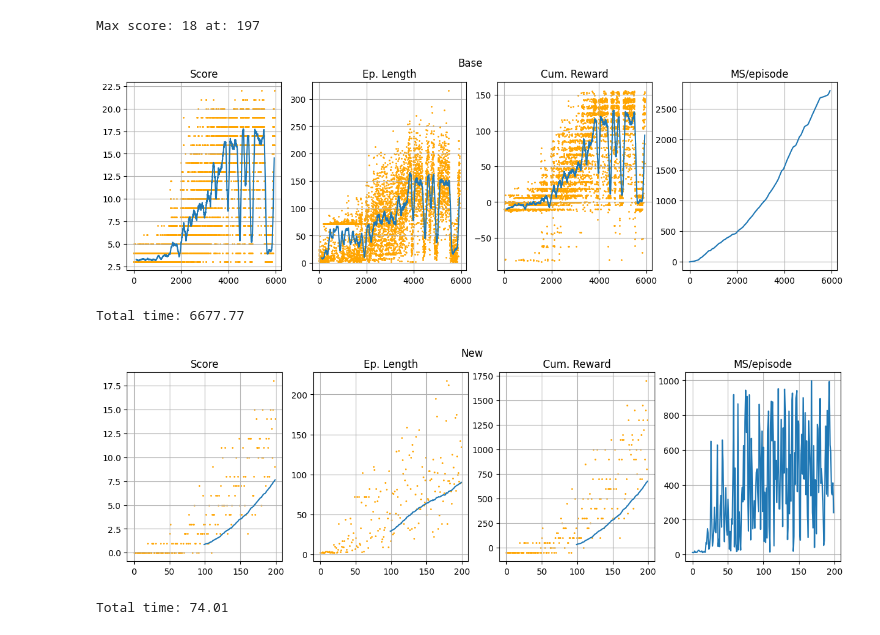
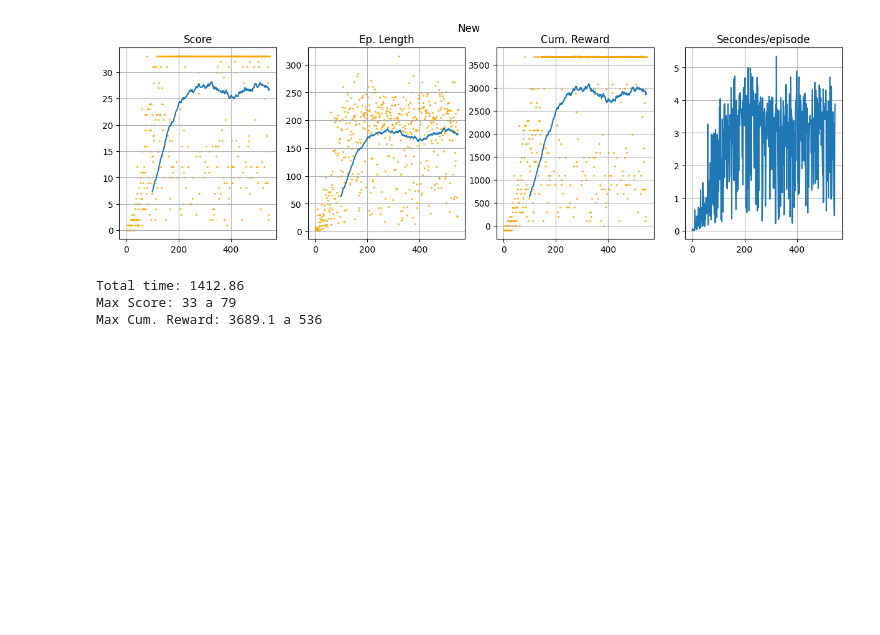
Before and after one commit to jfgagnon00/Snake, a Jupyter notebook: recordings/agent_47_stats.ipynb, the cells around one changed output. Cells and saved outputs as stored; diff of their text form; code cells hidden in the pictures; blank space fills up the shorter version.

```diff
--- a/recordings/agent_47_stats.ipynb
+++ b/recordings/agent_47_stats.ipynb
@@ -40,42 +40,41 @@ def graph(df, title, ROLLING=100):
     plt.plot(df.Episode, df.Score.rolling(ROLLING).mean())
     plt.scatter(df.Episode, df.Score, s=1, color="orange")
     plt.title("Score")
     plt.grid()
 
     plt.subplot(142)
     plt.plot(df.Episode, df.EpisodeLength.rolling(ROLLING).mean())
     plt.scatter(df.Episode, df.EpisodeLength, s=1, color="orange")
     plt.title("Ep. Length")
     plt.grid()
 
     plt.subplot(143)
     if False:
         plt.plot(df.Episode, df.Epsilon)
         plt.title("Epsilon")
     else:
         plt.plot(df.Episode, df.CumulativeReward.rolling(ROLLING).mean())
         plt.scatter(df.Episode, df.CumulativeReward, s=1, color="orange")
         plt.title("Cum. Reward")
     plt.grid()
 
     plt.subplot(144)
-    plt.plot(df.Episode, df.EpisodeMS)
-    plt.title("MS/episode")
+    plt.plot(df.Episode, df.EpisodeDuration)
+    plt.title("Secondes/episode")
     plt.grid()
 
     plt.suptitle(title)
     plt.show()
 
-    seconds = df.EpisodeMS.sum() / 1000
-    print("Total time:", round(seconds, 2))
+    runtime = df.EpisodeDuration.sum()
+    print("Total time:", round(runtime, 2))
+    print("Max Score:", df.Score.max(), "a", df.Score.argmax())
+    print("Max Cum. Reward:", df.CumulativeReward.max().round(3), "a", df.CumulativeReward.argmax())
 
-print("Max score:", df.Score.max(), "at:", df.Score.argmax())
-
-graph(df_base, "Base")
+# graph(df_base, "Base")
 graph(df, "New")
 # %% [output]
+[figure, new version]
-Max score: 18 at: 197
+Total time: 1412.86
+Max Score: 33 a 79
+Max Cum. Reward: 3689.1 a 536
-[figure, old version]
-Total time: 6677.77
-[figure, removed]
-Total time: 74.01
```
Also changed, not shown: parts of 1 cell of this notebook, 6 other files.
